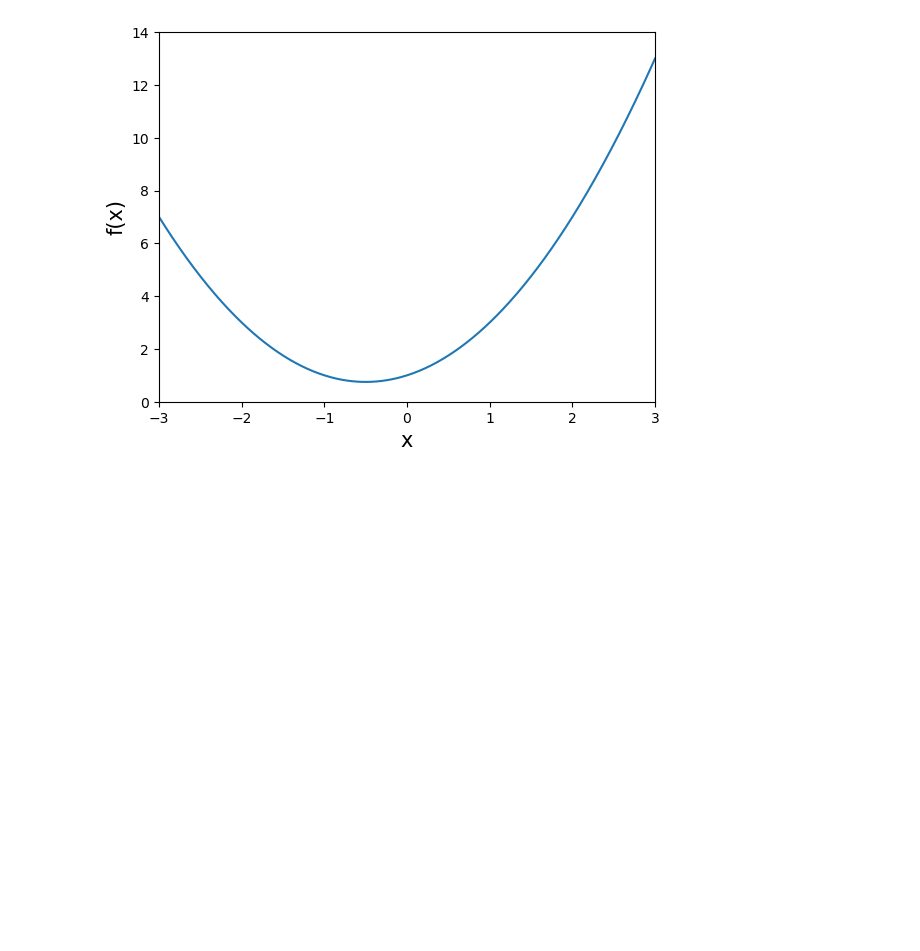
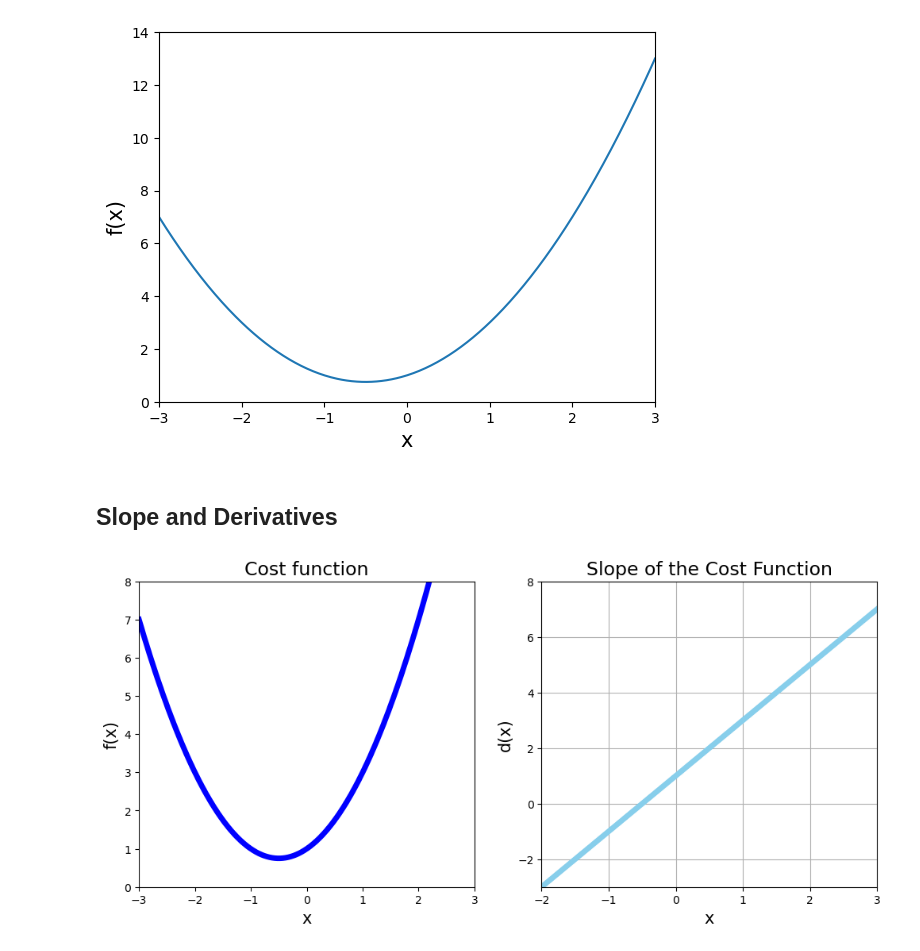
Before and after one commit to debrightess/Data-science-and-machine-learning-bootcamp-practice, a Jupyter notebook: 03 Gradient Descent.ipynb, the cells around one changed output. Saved outputs shown, nothing was run; the diff lists cells and outputs as text; code cells hidden in the pictures; blank space fills up the shorter version.

Commit message:
slope and derivatives

```diff
--- a/03 Gradient Descent.ipynb
+++ b/03 Gradient Descent.ipynb
@@ -22,3 +22,35 @@ plt.plot(x_1, f(x_1))
 plt.show()
 # %% [output]
 [figure]
+# %% [markdown]
+## Slope and Derivatives
+# %%
+# Challenge: create a python function for the derivative of f(x) called df(x)
+def df(x):
+    return 2 * x + 1
+# %%
+# Plot functions and derivatives side by side
+plt.figure(figsize=[12,5])
+
+# 1 Chart: Cost function
+plt.subplot(1,2,1)
+plt.xlim(-3, 3)
+plt.ylim(0, 8)
+plt.title("Cost function", fontsize=17)
+plt.xlabel("x", fontsize=15)
+plt.ylabel("f(x)", fontsize=15)
+plt.plot(x_1, f(x_1), color='blue', linewidth=5)
+
+# 2 Derivative
+plt.subplot(1,2,2)
+plt.xlim(-2, 3)
+plt.ylim(-3,8)
+plt.title("Slope of the Cost Function", fontsize=17)
+plt.xlabel("x", fontsize=15)
+plt.ylabel("d(x)", fontsize=15)
+plt.grid()
+plt.plot(x_1, df(x_1), color='skyblue', linewidth=5)
+
+plt.show()
+# %% [output]
+[figure, added]
```
